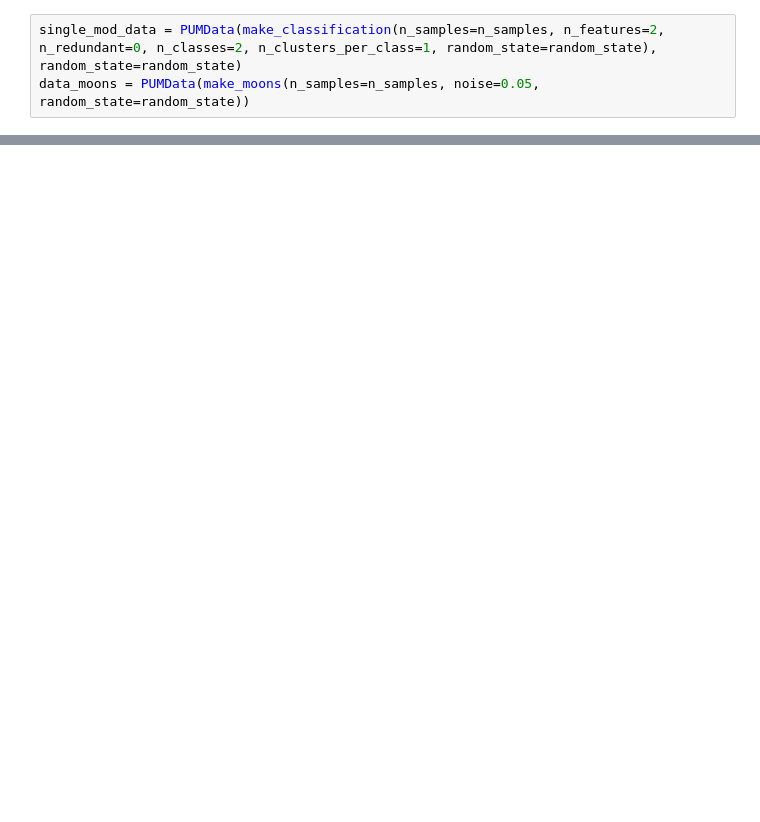
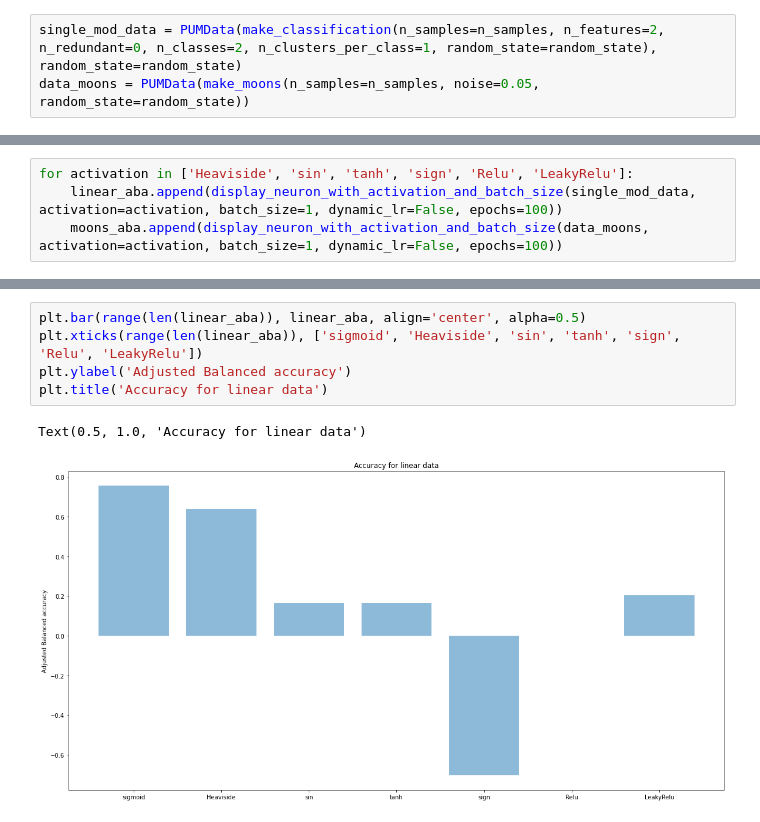
Before and after one commit to DonChaka/PUM, a Jupyter notebook: 7.Neuron/7.Neuron.ipynb, the cells around one changed output, grey strips where cells are left out. Drawn from its saved outputs; the diff is of its cells as text; blank space fills up the shorter version.

```diff
--- a/7.Neuron/7.Neuron.ipynb
+++ b/7.Neuron/7.Neuron.ipynb
@@ -326,0 +344,4 @@ Training 5 times with activation sigmoid and batch size 8
+# %%
+for activation in ['Heaviside', 'sin', 'tanh', 'sign', 'Relu', 'LeakyRelu']:
+    linear_aba.append(display_neuron_with_activation_and_batch_size(single_mod_data, activation=activation, batch_size=1, dynamic_lr=False, epochs=100))
+    moons_aba.append(display_neuron_with_activation_and_batch_size(data_moons, activation=activation, batch_size=1, dynamic_lr=False, epochs=100))
@@ -326,0 +362,8 @@ Training 5 times with activation sigmoid and batch size 8
+# %%
+plt.bar(range(len(linear_aba)), linear_aba, align='center', alpha=0.5)
+plt.xticks(range(len(linear_aba)), ['sigmoid', 'Heaviside', 'sin', 'tanh', 'sign', 'Relu', 'LeakyRelu'])
+plt.ylabel('Adjusted Balanced accuracy')
+plt.title('Accuracy for linear data')
+# %% [output]
+Text(0.5, 1.0, 'Accuracy for linear data')
+[figure, added]
```
Also changed, not shown: parts of 7 cells of this notebook.
